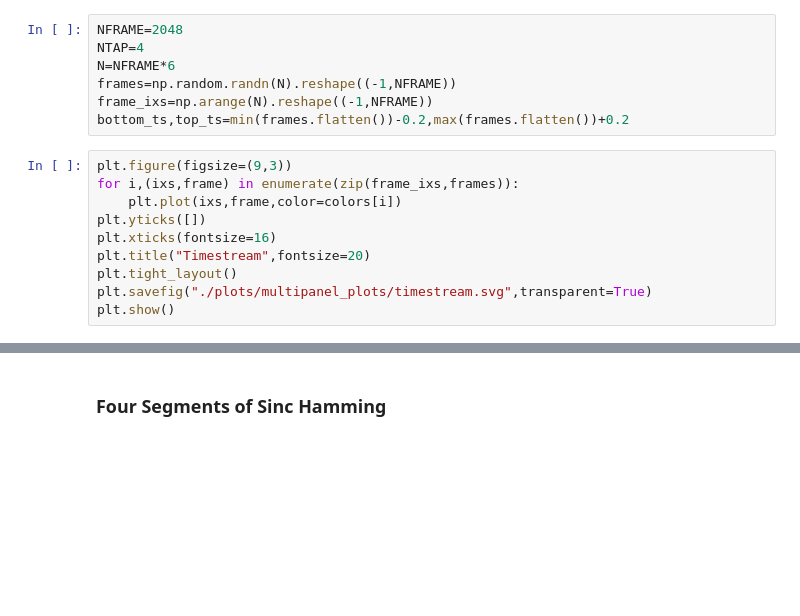
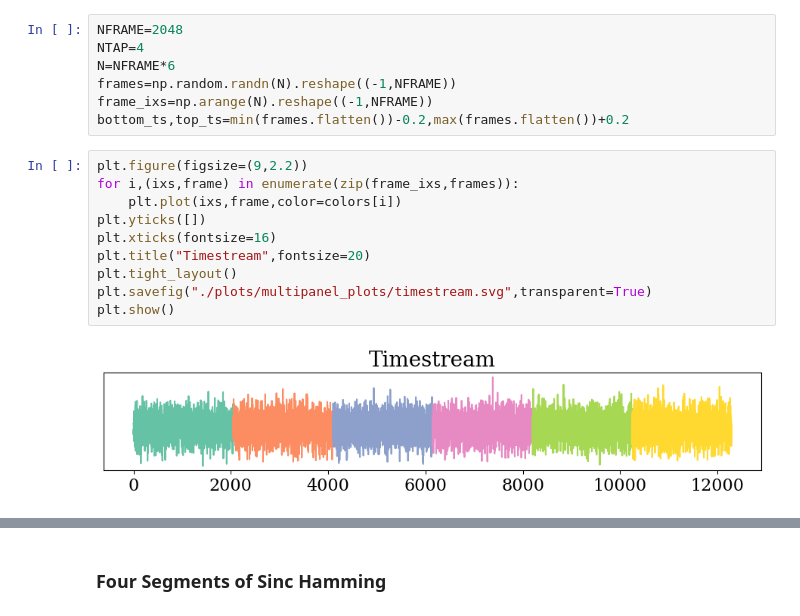
Before and after one commit to dcxSt/pfb-mod, a Jupyter notebook: multi-panel-plot.ipynb, the cells around one changed output, grey strips where cells are left out. Drawn from its saved outputs; the diff is of its cells as text; blank space fills up the shorter version.

```diff
--- a/multi-panel-plot.ipynb
+++ b/multi-panel-plot.ipynb
@@ -30,15 +31,17 @@ frames=np.random.randn(N).reshape((-1,NFRAME))
 frame_ixs=np.arange(N).reshape((-1,NFRAME))
 bottom_ts,top_ts=min(frames.flatten())-0.2,max(frames.flatten())+0.2
 # %%
-plt.figure(figsize=(9,3))
+plt.figure(figsize=(9,2.2))
 for i,(ixs,frame) in enumerate(zip(frame_ixs,frames)):
     plt.plot(ixs,frame,color=colors[i])
 plt.yticks([])
 plt.xticks(fontsize=16)
 plt.title("Timestream",fontsize=20)
 plt.tight_layout()
 plt.savefig("./plots/multipanel_plots/timestream.svg",transparent=True)
 plt.show()
+# %% [output]
+[figure, added]
 # %%
 for ixs,frame,color in zip(frame_ixs,frames,colors[:frames.shape[0]]):
     plt.figure(figsize=(2,2))
```
Also changed, not shown: parts of 4 cells of this notebook, 33 other files.
